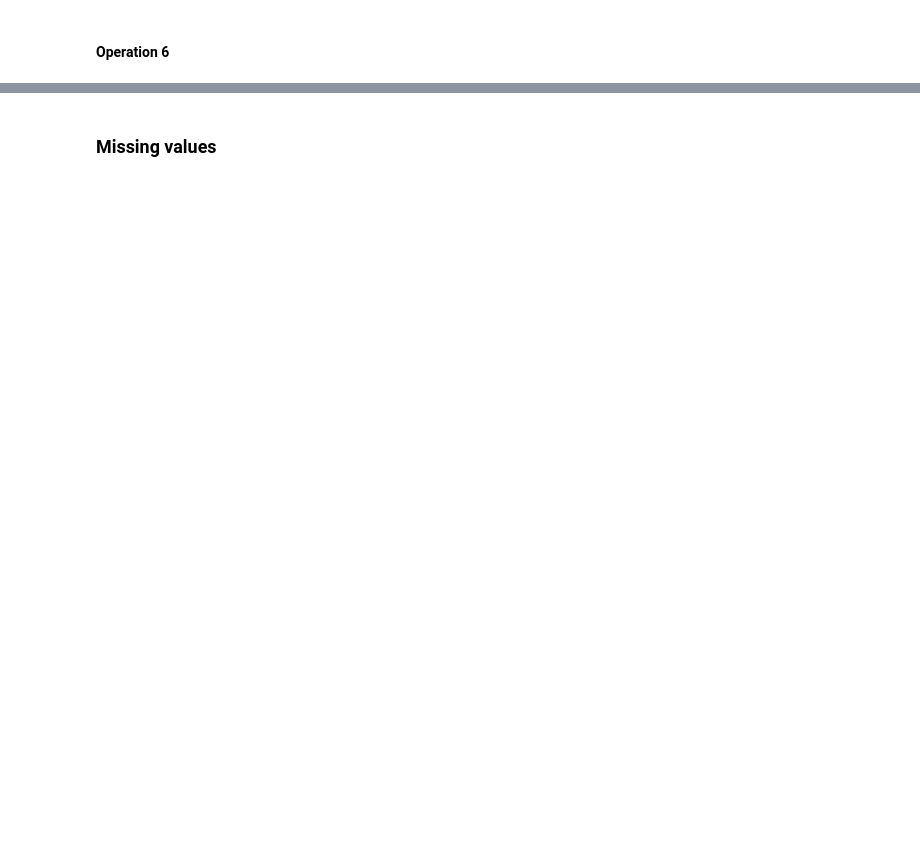
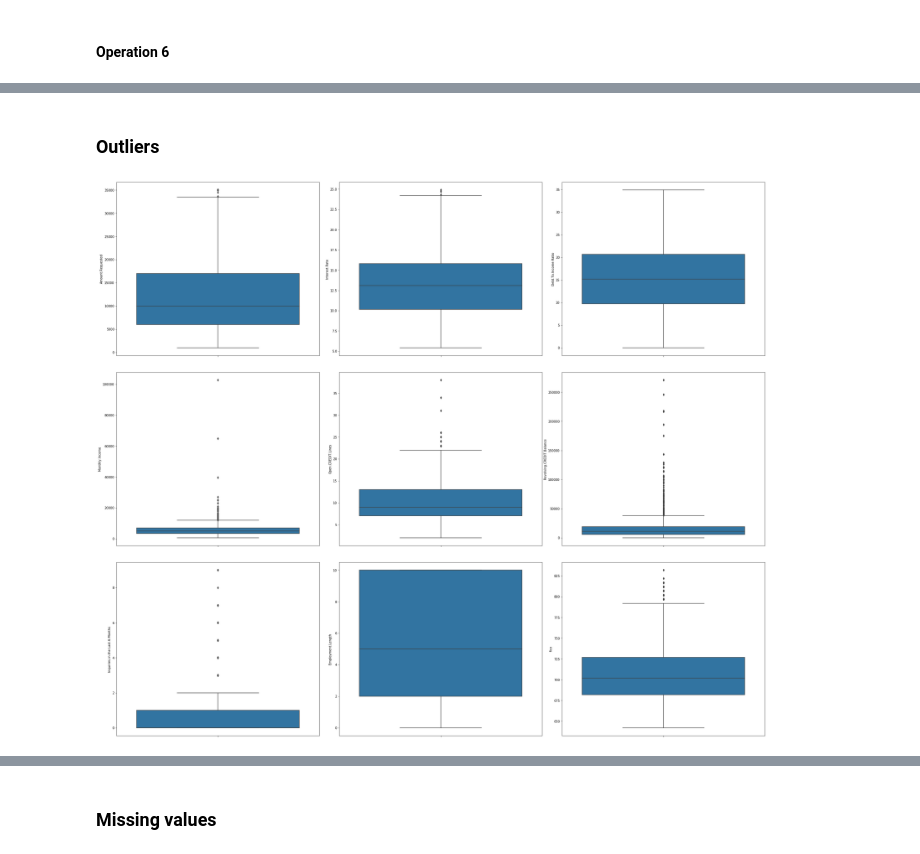
Before and after one commit to swatisankolli/interest_rate_prediction, a Jupyter notebook: interest_rate_prediction.ipynb, the cells around one changed output, grey strips where cells are left out. Saved outputs shown, nothing was run; the diff lists cells and outputs as text; code cells hidden in the pictures; blank space fills up the shorter version.

```diff
--- a/interest_rate_prediction.ipynb
+++ b/interest_rate_prediction.ipynb
@@ -167,0 +360,14 @@ df_train.columns
+# %% [markdown]
+### Outliers
+# %%
+from scipy import stats
+
+fig, axs = plt.subplots(ncols=3, nrows=3, figsize=(30, 25))
+index = 0
+axs = axs.flatten()
+for k,v in numerical.items():
+    sns.boxplot(y=k, data=numerical, ax=axs[index])
+    index += 1
+plt.tight_layout(pad=0.4, w_pad=0.5, h_pad=5.0)
+# %% [output]
+[figure, added]
```
Also changed, not shown: parts of 82 cells of this notebook.
